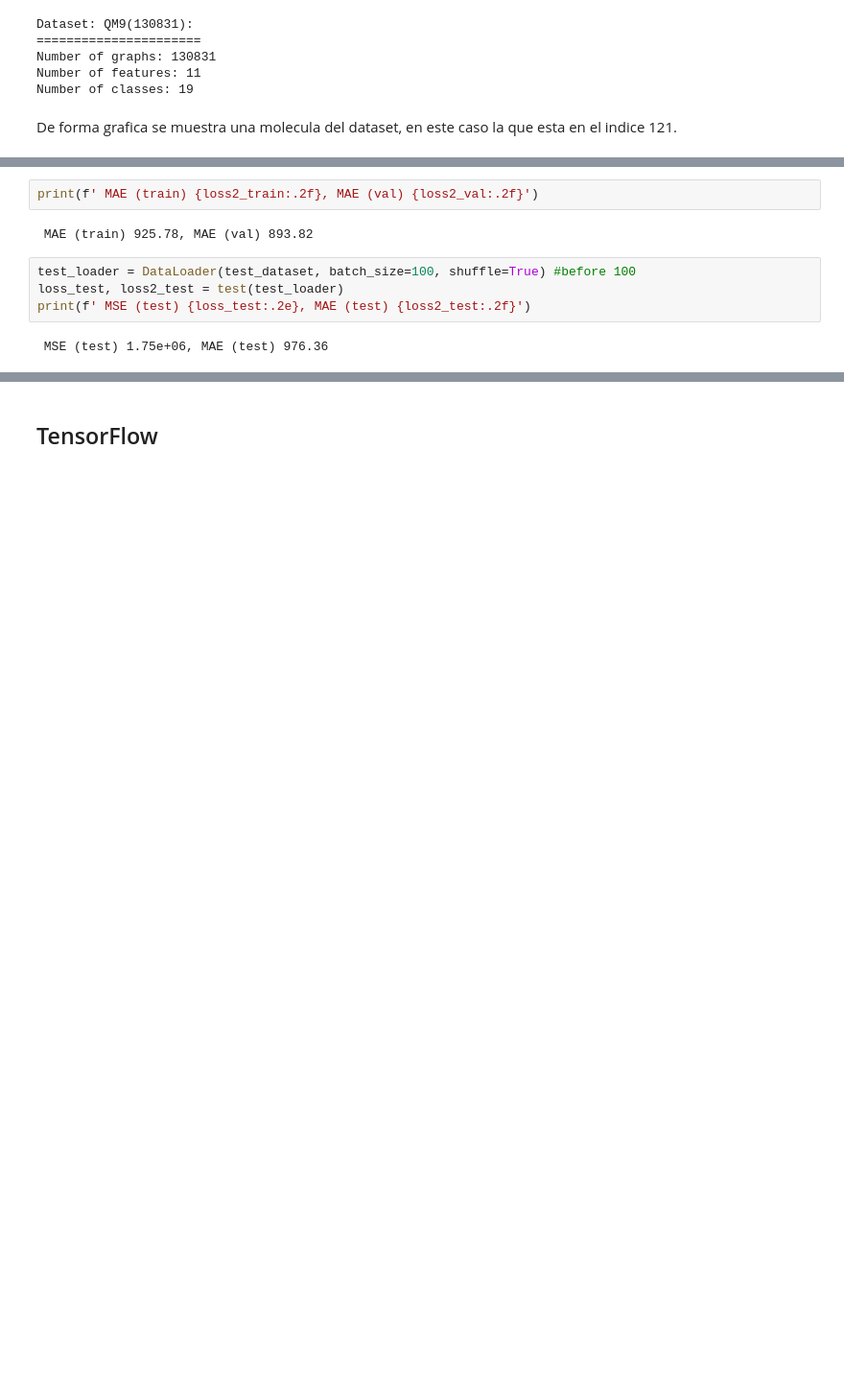
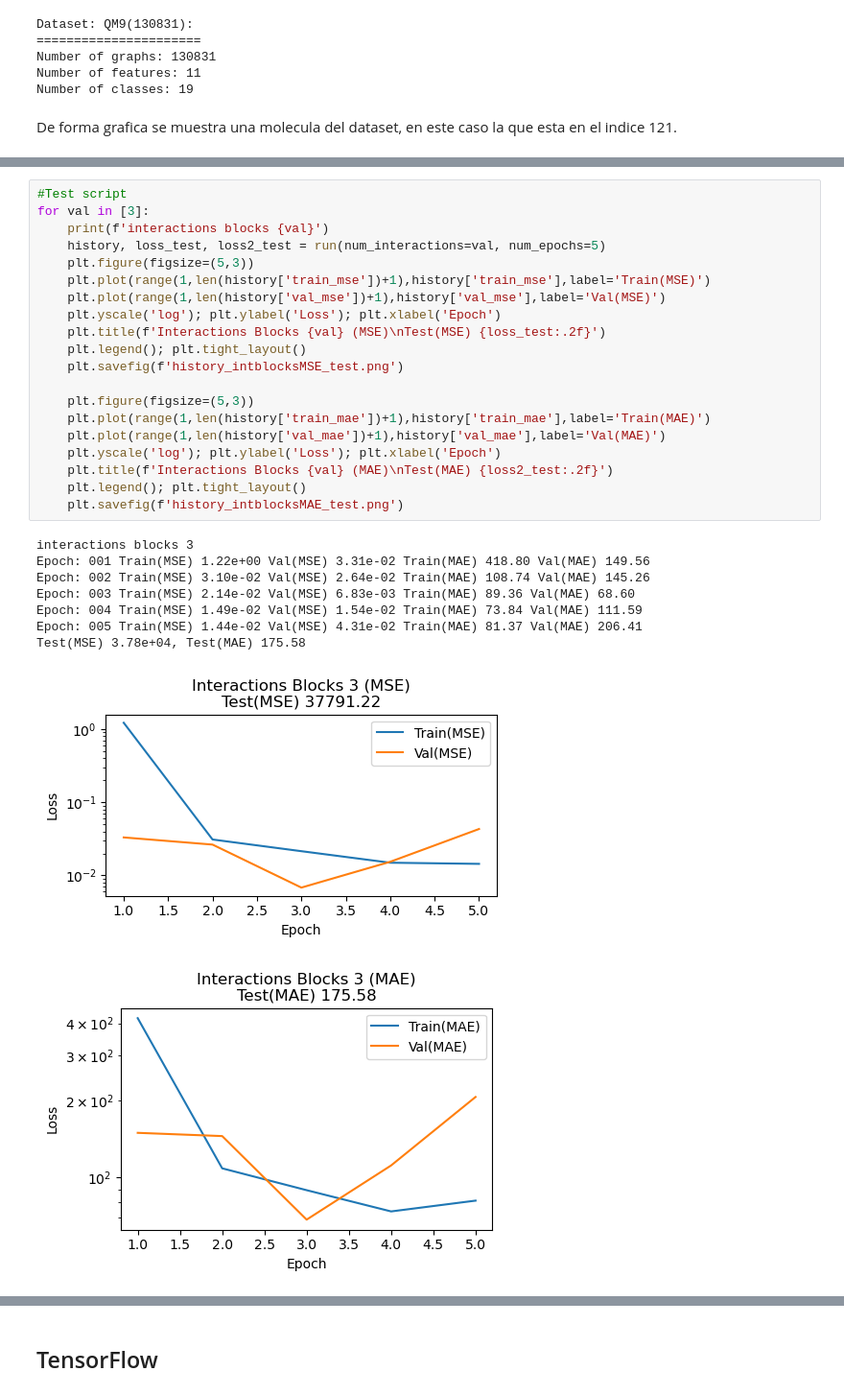
Before and after one commit to pyF4all/ML4molecularSims, a Jupyter notebook: Notebooks/4_Comparison_lib/4_Comparison_lib.ipynb, the cells around one changed output, grey strips where cells are left out. Shown at 96% size. Saved outputs shown, nothing was run; the diff lists cells and outputs as text; blank space fills up the shorter version.

```diff
--- a/Notebooks/4_Comparison_lib/4_Comparison_lib.ipynb
+++ b/Notebooks/4_Comparison_lib/4_Comparison_lib.ipynb
@@ -140,10 +146,30 @@ Epoch: 050, Train(MSE): 1.82e+06, Val(MSE): 1.22e+06
-# %%
-print(f' MAE (train) {loss2_train:.2f}, MAE (val) {loss2_val:.2f}')
-# %% [output]
- MAE (train) 925.78, MAE (val) 893.82
-# %%
-test_loader = DataLoader(test_dataset, batch_size=100, shuffle=True) #before 100
-loss_test, loss2_test = test(test_loader)
-print(f' MSE (test) {loss_test:.2e}, MAE (test) {loss2_test:.2f}')
-# %% [output]
- MSE (test) 1.75e+06, MAE (test) 976.36
+# %%
+#Test script
+for val in [3]:
+    print(f'interactions blocks {val}')
+    history, loss_test, loss2_test = run(num_interactions=val, num_epochs=5)
+    plt.figure(figsize=(5,3))
+    plt.plot(range(1,len(history['train_mse'])+1),history['train_mse'],label='Train(MSE)')
+    plt.plot(range(1,len(history['val_mse'])+1),history['val_mse'],label='Val(MSE)')
+    plt.yscale('log'); plt.ylabel('Loss'); plt.xlabel('Epoch')
+    plt.title(f'Interactions Blocks {val} (MSE)\nTest(MSE) {loss_test:.2f}')
+    plt.legend(); plt.tight_layout()
+    plt.savefig(f'history_intblocksMSE_test.png')
+
+    plt.figure(figsize=(5,3))
+    plt.plot(range(1,len(history['train_mae'])+1),history['train_mae'],label='Train(MAE)')
+    plt.plot(range(1,len(history['val_mae'])+1),history['val_mae'],label='Val(MAE)')
+    plt.yscale('log'); plt.ylabel('Loss'); plt.xlabel('Epoch')
+    plt.title(f'Interactions Blocks {val} (MAE)\nTest(MAE) {loss2_test:.2f}')
+    plt.legend(); plt.tight_layout()
+    plt.savefig(f'history_intblocksMAE_test.png')
+# %% [output]
+interactions blocks 3
+Epoch: 001 Train(MSE) 1.22e+00 Val(MSE) 3.31e-02 Train(MAE) 418.80 Val(MAE) 149.56
+Epoch: 002 Train(MSE) 3.10e-02 Val(MSE) 2.64e-02 Train(MAE) 108.74 Val(MAE) 145.26
+Epoch: 003 Train(MSE) 2.14e-02 Val(MSE) 6.83e-03 Train(MAE) 89.36 Val(MAE) 68.60
+Epoch: 004 Train(MSE) 1.49e-02 Val(MSE) 1.54e-02 Train(MAE) 73.84 Val(MAE) 111.59
+Epoch: 005 Train(MSE) 1.44e-02 Val(MSE) 4.31e-02 Train(MAE) 81.37 Val(MAE) 206.41
+Test(MSE) 3.78e+04, Test(MAE) 175.58
+[figure, added]
+[figure, added]
```
Also changed, not shown: parts of 23 cells of this notebook, 4 other files.
